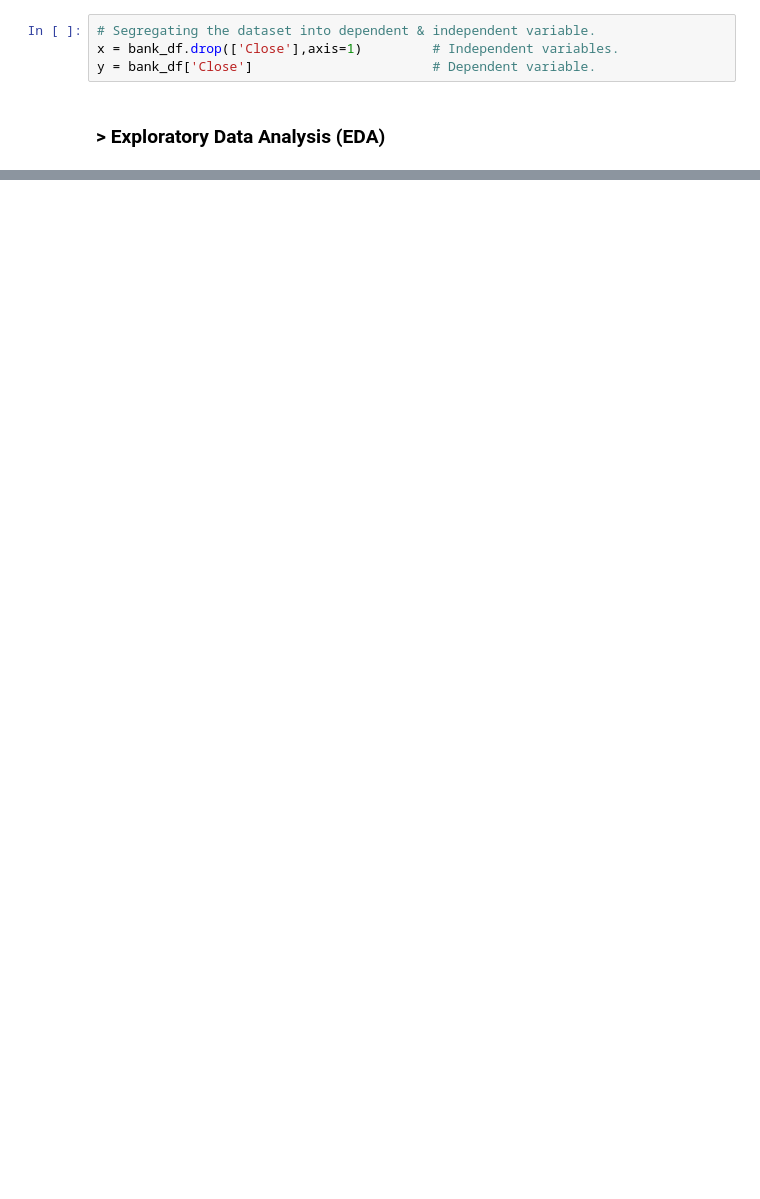
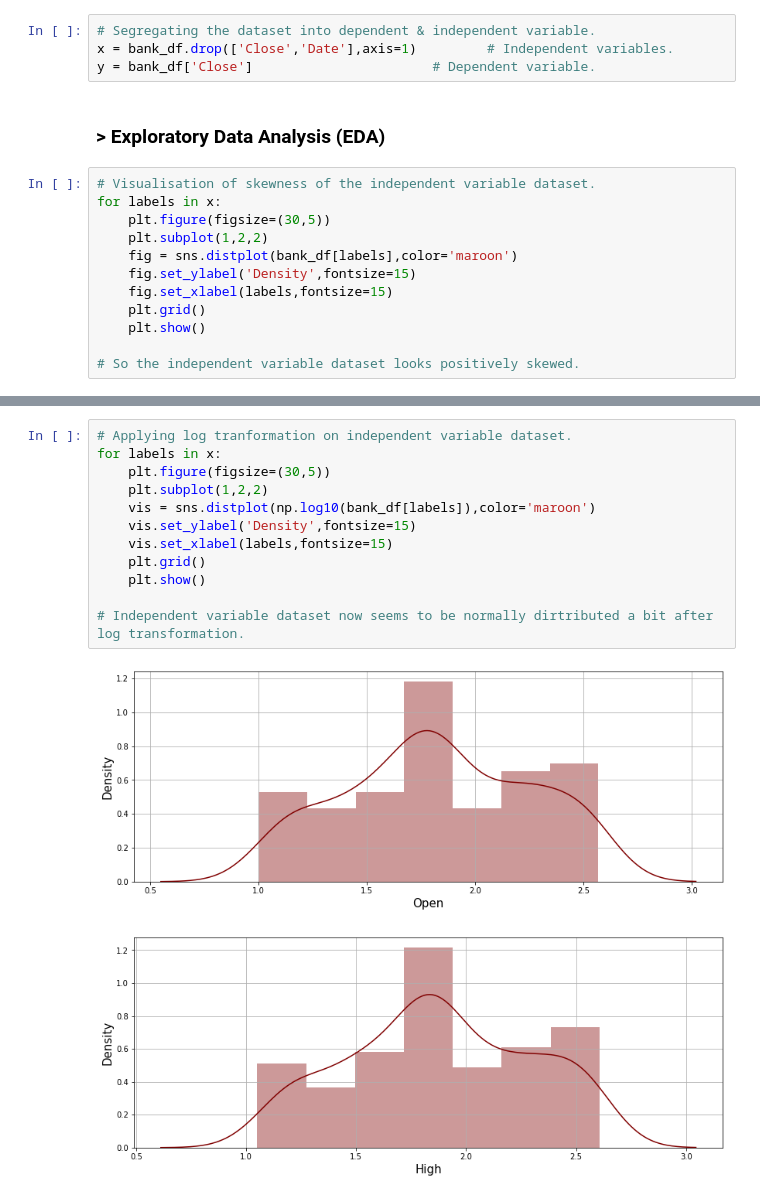
Before and after one commit to Arka1212/Yes-Bank-Stock-Closing-Price-Predcition, a Jupyter notebook: Yes_Bank_Stock_Closing_Price_Prediction_(ML_capstone).ipynb, the cells around one changed output, grey strips where cells are left out. Cells and saved outputs as stored; diff of their text form; blank space fills up the shorter version.

```diff
--- a/Yes_Bank_Stock_Closing_Price_Prediction_(ML_capstone).ipynb
+++ b/Yes_Bank_Stock_Closing_Price_Prediction_(ML_capstone).ipynb
@@ -138,6 +153,18 @@ memory usage: 7.4 KB
 # %%
 # Segregating the dataset into dependent & independent variable.
-x = bank_df.drop(['Close'],axis=1)         # Independent variables.
+x = bank_df.drop(['Close','Date'],axis=1)         # Independent variables.
 y = bank_df['Close']                       # Dependent variable.
 # %% [markdown]
 ### **> Exploratory Data Analysis (EDA)**
+# %%
+# Visualisation of skewness of the independent variable dataset.
+for labels in x:
+    plt.figure(figsize=(30,5))
+    plt.subplot(1,2,2)
+    fig = sns.distplot(bank_df[labels],color='maroon')
+    fig.set_ylabel('Density',fontsize=15)
+    fig.set_xlabel(labels,fontsize=15)
+    plt.grid()
+    plt.show()
+
+# So the independent variable dataset looks positively skewed.
@@ -143,0 +175,15 @@ y = bank_df['Close']                       # Dependent variable.
+# %%
+# Applying log tranformation on independent variable dataset.
+for labels in x:
+    plt.figure(figsize=(30,5))
+    plt.subplot(1,2,2)
+    vis = sns.distplot(np.log10(bank_df[labels]),color='maroon')
+    vis.set_ylabel('Density',fontsize=15)
+    vis.set_xlabel(labels,fontsize=15)
+    plt.grid()
+    plt.show()
+
+# Independent variable dataset now seems to be normally dirtributed a bit after log transformation.
+# %% [output]
+[figure, added]
+[figure, added]
```
Also changed, not shown: parts of 5 cells of this notebook.
